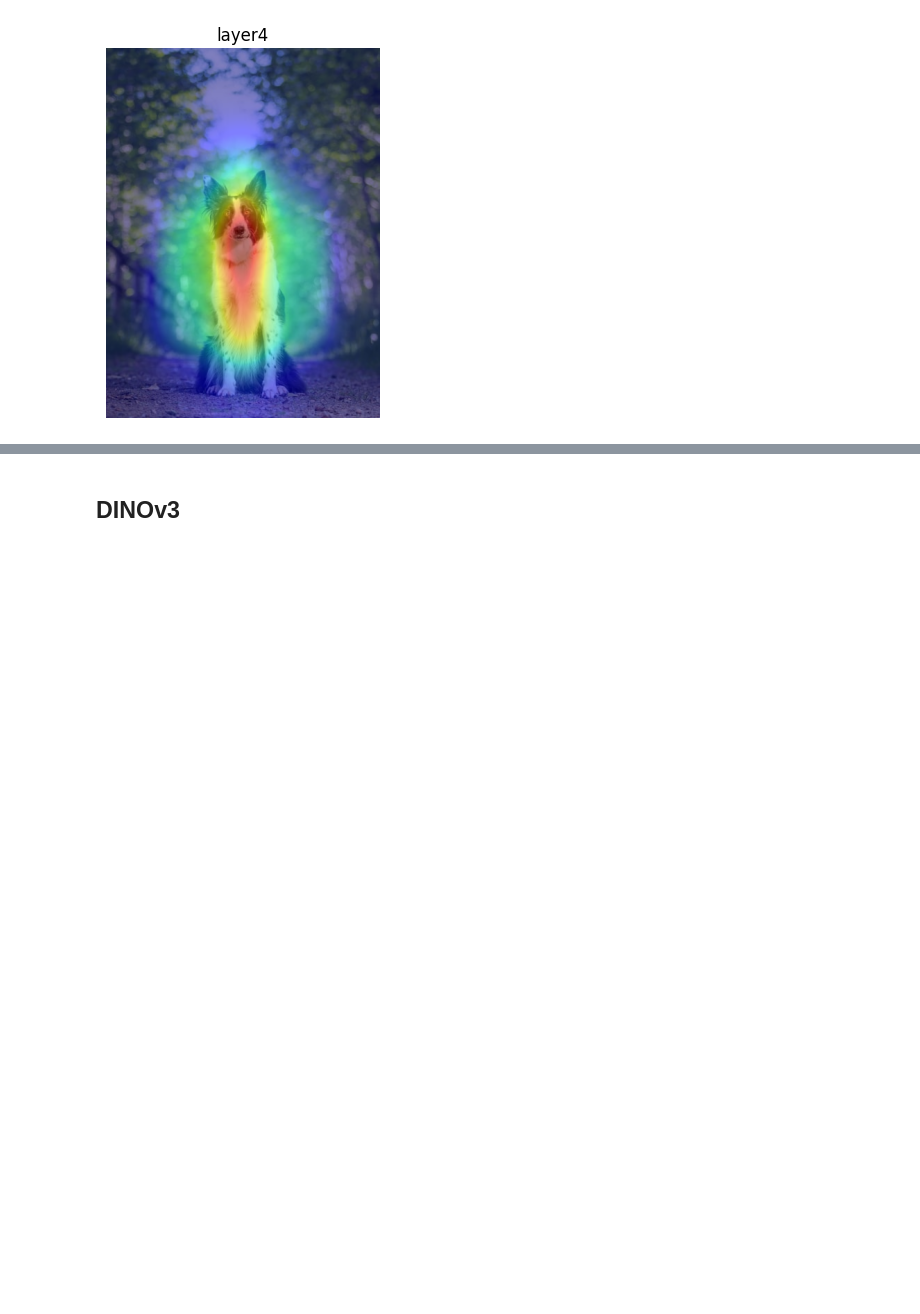
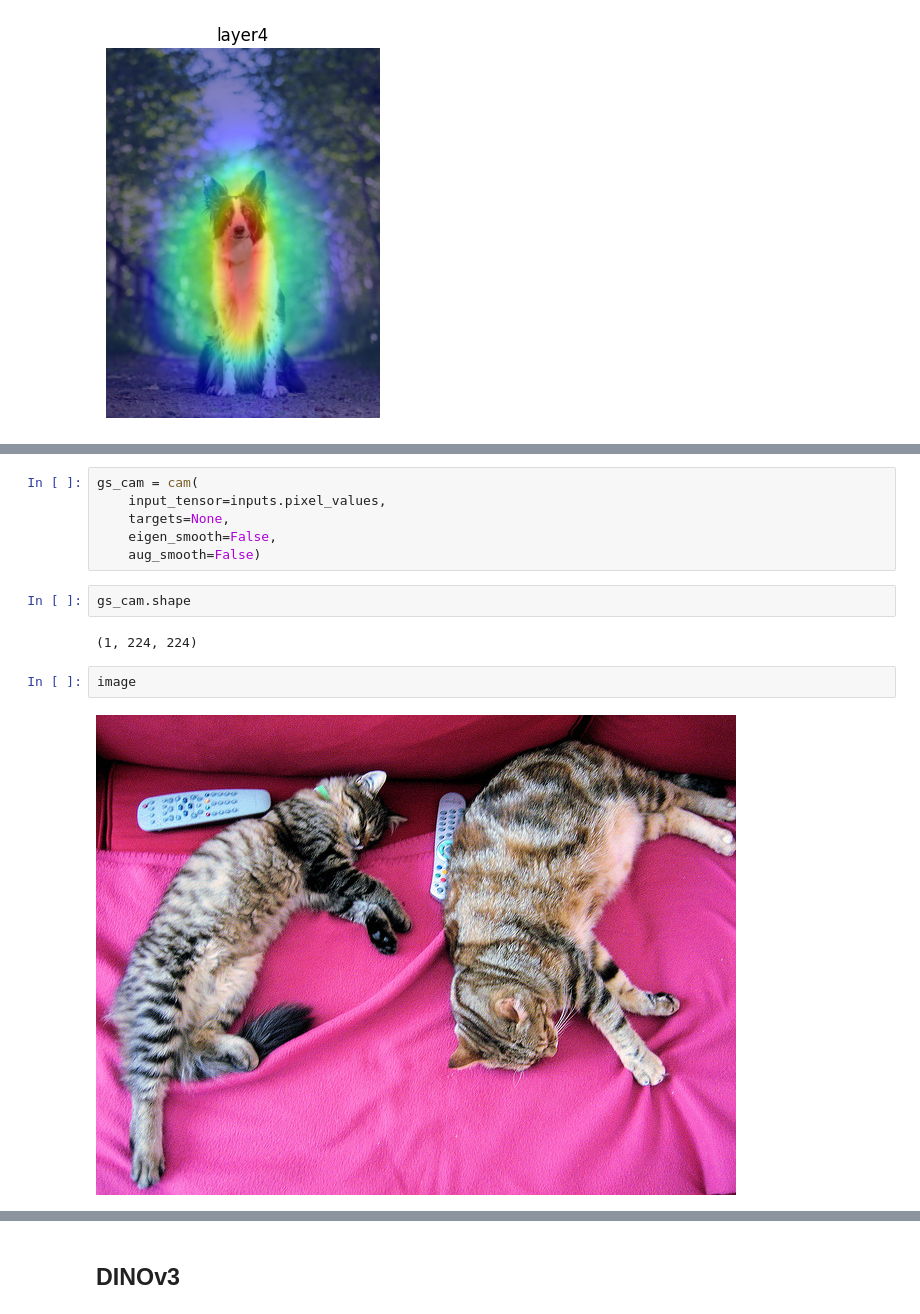
Before and after one commit to auto-d/vision-mapping, a Jupyter notebook: viz_map.ipynb, the cells around one changed output, grey strips where cells are left out. Cells and saved outputs as stored; diff of their text form; blank space fills up the shorter version.

```diff
--- a/viz_map.ipynb
+++ b/viz_map.ipynb
@@ -103,0 +297,14 @@ for name, cam in zip(cam_extractor.target_names, cams):
+# %%
+gs_cam = cam(
+    input_tensor=inputs.pixel_values,
+    targets=None,
+    eigen_smooth=False,
+    aug_smooth=False)
+# %%
+gs_cam.shape
+# %% [output]
+(1, 224, 224)
+# %%
+image
+# %% [output]
+[figure, added]
```
Also changed, not shown: parts of 34 cells of this notebook.
